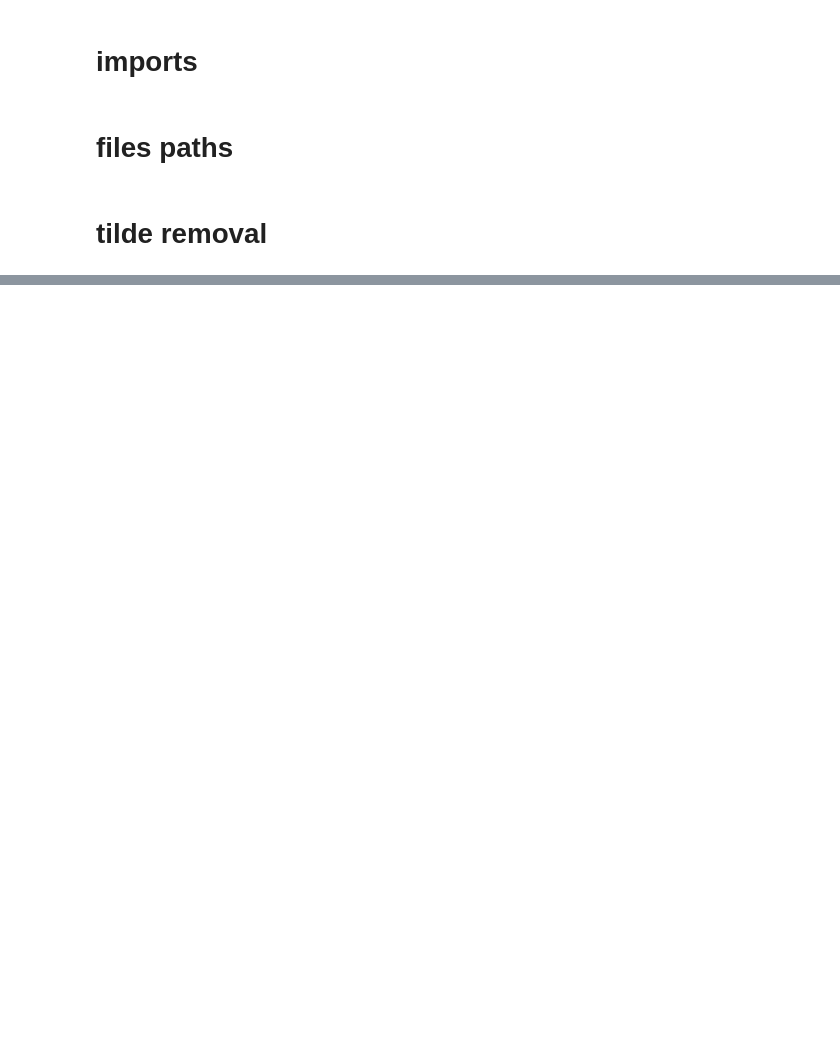
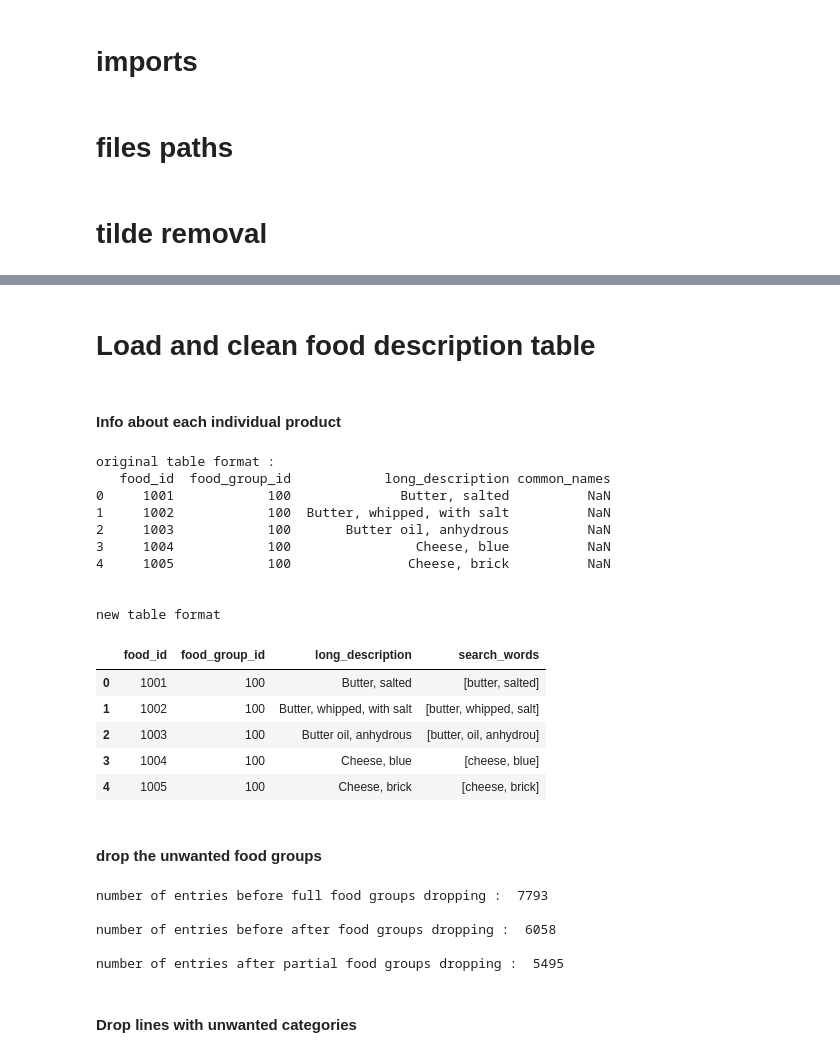
Before and after one commit to epfl-ada-2018/Project, a Jupyter notebook: notebooks/USDA_parsing.ipynb, the cells around one changed output, grey strips where cells are left out. Cells and saved outputs as stored; diff of their text form; code cells hidden in the pictures; blank space fills up the shorter version.

```diff
--- a/notebooks/USDA_parsing.ipynb
+++ b/notebooks/USDA_parsing.ipynb
@@ -7,6 +8,9 @@ import re
 import itertools
 import json
 import inflect
+# %%
+def print_bold(str):
+    print('\033[1m' + str + '\033[0m')
 # %% [markdown]
 # files paths
 # %%
@@ -175,0 +77,4 @@ search_ingredient("honey")
+# %% [markdown]
+# Load and clean food description table
+# %% [markdown]
+#### Info about each individual product
@@ -175,0 +128,70 @@ search_ingredient("honey")
+# %%
+#generate singularization engine
+engine = inflect.engine()
+
+#columns we want to retrieve from the database files
+columns = ["food_id", "food_group_id", "long_description", "common_names"]
+use_cols = [0, 1, 2, 4]
+
+#get the info from file
+food_des = pd.read_csv(food_des_path, sep="^", encoding="ISO-8859-1", names=columns, usecols=use_cols, header=None)
+
+#display original table format
+print_bold("original table format : ")
+print(food_des.head())
+
+
+# generate search_words
+food_des['search_words'] = food_des.apply(lambda row : concat_common_and_des(format_long_des(row['common_names']),
+                                                                             format_long_des(row['long_description'])),
+                                                                             axis=1)
+
+#drop common_names column
+food_des = food_des.drop("common_names", axis=1)
+
+print_bold("\n\nnew table format")
+food_des.head()
+# %% [output]
+original table format :
+   food_id  food_group_id            long_description common_names
+0     1001            100              Butter, salted          NaN
+1     1002            100  Butter, whipped, with salt          NaN
+2     1003            100       Butter oil, anhydrous          NaN
+3     1004            100                Cheese, blue          NaN
+4     1005            100               Cheese, brick          NaN
+
+
+new table format
+|  | food_id | food_group_id | long_description | search_words |
+| 0 | 1001 | 100 | Butter, salted | [butter, salted] |
+| 1 | 1002 | 100 | Butter, whipped, with salt | [butter, whipped, salt] |
+| 2 | 1003 | 100 | Butter oil, anhydrous | [butter, oil, anhydrou] |
+| 3 | 1004 | 100 | Cheese, blue | [cheese, blue] |
+| 4 | 1005 | 100 | Cheese, brick | [cheese, brick] |
+# %% [markdown]
+#### drop the unwanted food groups
+# %%
+print("number of entries before full food groups dropping : ", len(food_des), "\n")
+
+
+#drop whole categories
+food_des = food_des[~food_des["food_group_id"].isin([300, 800, 1800, 2100, 2200, 2500, 3600])]
+
+print("number of entries before after food groups dropping : ", len(food_des), "\n")
+
+#drop parts of categories
+
+food_des = food_des[~((food_des["food_group_id"]==1400) & (~food_des['search_words'].apply(lambda x : "water" in x)))]
+food_des = food_des[~((food_des["food_group_id"]==400) & (food_des['search_words'].apply(lambda x : "dressing" in x)))]
+food_des = food_des[~((food_des["food_group_id"]==600) & (food_des['search_words'].apply(lambda x : "soup" in x)))]
+food_des = food_des[~((food_des["food_group_id"]==1900) & (food_des['search_words'].apply(lambda x : "baking" in x)))]
+
+print("number of entries after partial food groups dropping : ", len(food_des), "\n")
+# %% [output]
+number of entries before full food groups dropping :  7793
+
+number of entries before after food groups dropping :  6058
+
+number of entries after partial food groups dropping :  5495
+# %% [markdown]
+#### Drop lines with unwanted categories
```
Also changed, not shown: parts of 70 cells of this notebook, 2 other files.
